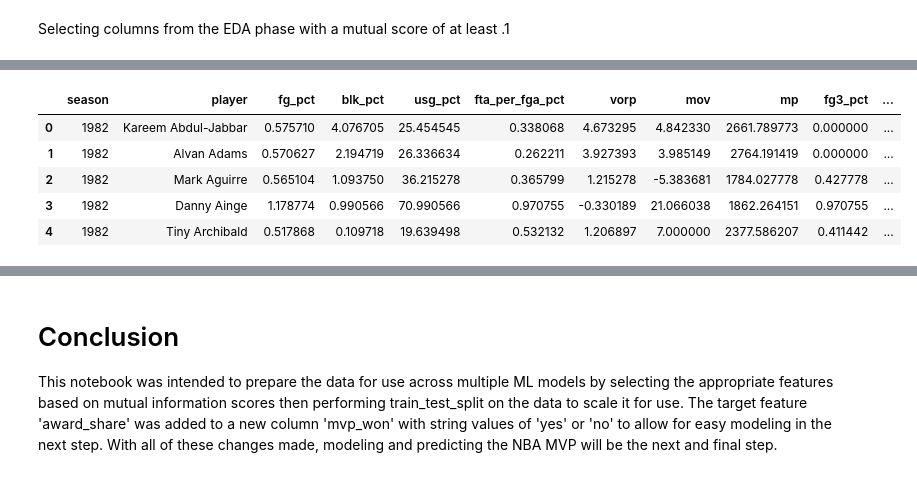
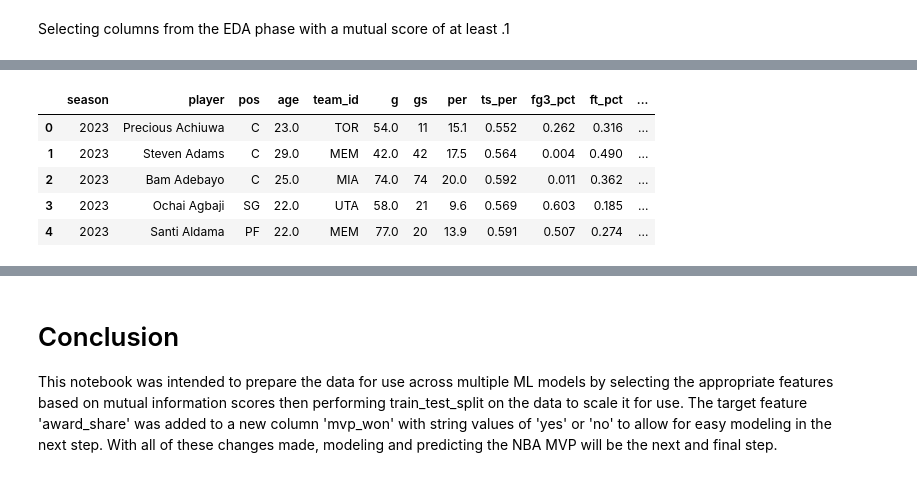
Before and after one commit to AutomationKay/Data-Science-, a Jupyter notebook: Capstone 2/notebooks/Capstone_2_PreP.ipynb, the cells around one changed output, grey strips where cells are left out. Drawn from its saved outputs; the diff is of its cells as text; code cells hidden in the pictures.

```diff
--- a/Capstone 2/notebooks/Capstone_2_PreP.ipynb
+++ b/Capstone 2/notebooks/Capstone_2_PreP.ipynb
@@ -130,2 +130,15 @@ save_columns = ['season','player','fg_pct','blk_pct','usg_pct','fta_per_fga_pct'
 
 testing_df = df_per_35[save_columns]
+# %%
+
+
+encodings = ['utf-8', 'iso-8859-1', 'windows-1252', 'cp850']
+
+for encoding in encodings:
+    try:
+        testing_2023 = pd.read_csv('../data/NBA_2023.csv', encoding=encoding)
+        break
+    except UnicodeDecodeError:
+        print('Encoding {} failed'.format(encoding))
+
+print(testing_2023.head())
@@ -132,9 +163,9 @@ testing_df = df_per_35[save_columns]
 # %%
-testing_df.head()
+testing_2023.head()
 # %% [output]
-|  | season | player | fg_pct | blk_pct | usg_pct | fta_per_fga_pct | vorp | mov | mp | fg3_pct | ... |
-| 0 | 1982 | Kareem Abdul-Jabbar | 0.575710 | 4.076705 | 25.454545 | 0.338068 | 4.673295 | 4.842330 | 2661.789773 | 0.000000 | ... |
-| 1 | 1982 | Alvan Adams | 0.570627 | 2.194719 | 26.336634 | 0.262211 | 3.927393 | 3.985149 | 2764.191419 | 0.000000 | ... |
-| 2 | 1982 | Mark Aguirre | 0.565104 | 1.093750 | 36.215278 | 0.365799 | 1.215278 | -5.383681 | 1784.027778 | 0.427778 | ... |
-| 3 | 1982 | Danny Ainge | 1.178774 | 0.990566 | 70.990566 | 0.970755 | -0.330189 | 21.066038 | 1862.264151 | 0.970755 | ... |
-| 4 | 1982 | Tiny Archibald | 0.517868 | 0.109718 | 19.639498 | 0.532132 | 1.206897 | 7.000000 | 2377.586207 | 0.411442 | ... |
+|  | season | player | pos | age | team_id | g | gs | per | ts_per | fg3_pct | ft_pct | ... |
+| 0 | 2023 | Precious Achiuwa | C | 23.0 | TOR | 54.0 | 11 | 15.1 | 0.552 | 0.262 | 0.316 | ... |
+| 1 | 2023 | Steven Adams | C | 29.0 | MEM | 42.0 | 42 | 17.5 | 0.564 | 0.004 | 0.490 | ... |
+| 2 | 2023 | Bam Adebayo | C | 25.0 | MIA | 74.0 | 74 | 20.0 | 0.592 | 0.011 | 0.362 | ... |
+| 3 | 2023 | Ochai Agbaji | SG | 22.0 | UTA | 58.0 | 21 | 9.6 | 0.569 | 0.603 | 0.185 | ... |
+| 4 | 2023 | Santi Aldama | PF | 22.0 | MEM | 77.0 | 20 | 13.9 | 0.591 | 0.507 | 0.274 | ... |
```
Also changed, not shown: parts of 15 cells of this notebook, 8 other files.
